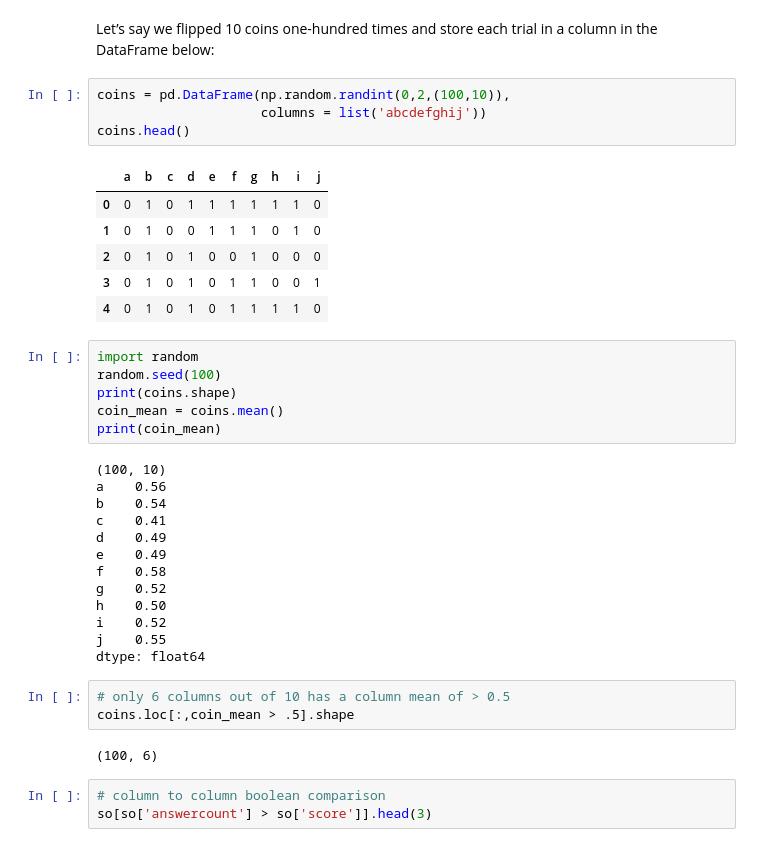
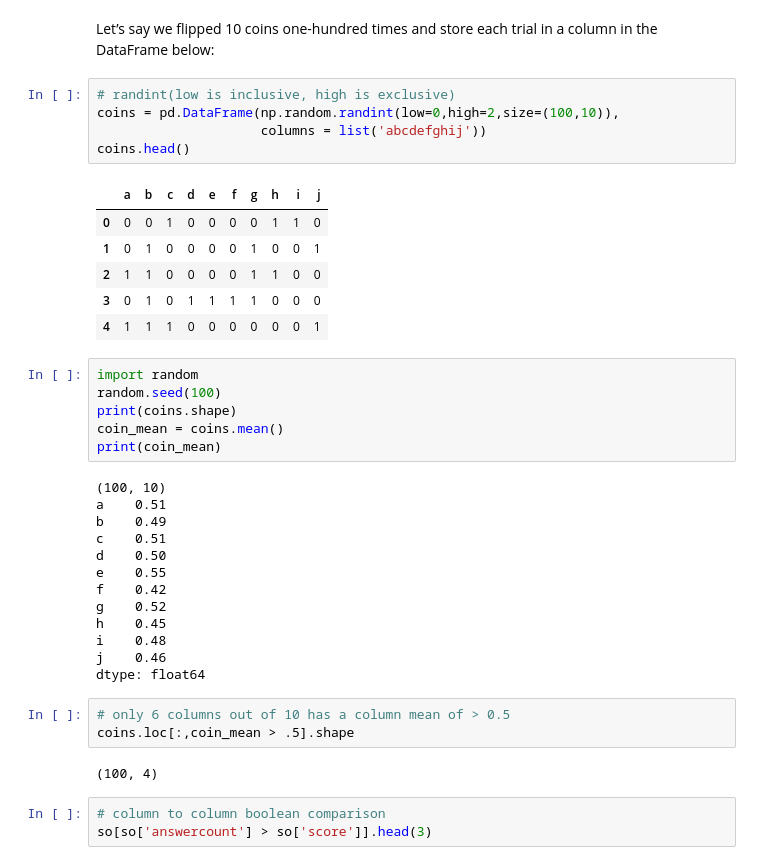
Before and after one commit to onlyphantom/WebAnalytics, a Jupyter notebook: panda_lecture.ipynb, the cells around one changed output. Drawn from its saved outputs; the diff is of its cells as text.

```diff
--- a/panda_lecture.ipynb
+++ b/panda_lecture.ipynb
@@ -675,16 +675,17 @@ so.loc[:, [True, False, False] * 4].head()
 # %% [markdown]
 Let’s say we flipped 10 coins one-hundred times and store each trial in a column in the DataFrame below:
 # %%
-coins = pd.DataFrame(np.random.randint(0,2,(100,10)),
+# randint(low is inclusive, high is exclusive)
+coins = pd.DataFrame(np.random.randint(low=0,high=2,size=(100,10)),
                      columns = list('abcdefghij'))
 coins.head()
 # %% [output]
 |  | a | b | c | d | e | f | g | h | i | j |
-| 0 | 0 | 1 | 0 | 1 | 1 | 1 | 1 | 1 | 1 | 0 |
-| 1 | 0 | 1 | 0 | 0 | 1 | 1 | 1 | 0 | 1 | 0 |
-| 2 | 0 | 1 | 0 | 1 | 0 | 0 | 1 | 0 | 0 | 0 |
-| 3 | 0 | 1 | 0 | 1 | 0 | 1 | 1 | 0 | 0 | 1 |
-| 4 | 0 | 1 | 0 | 1 | 0 | 1 | 1 | 1 | 1 | 0 |
+| 0 | 0 | 0 | 1 | 0 | 0 | 0 | 0 | 1 | 1 | 0 |
+| 1 | 0 | 1 | 0 | 0 | 0 | 0 | 1 | 0 | 0 | 1 |
+| 2 | 1 | 1 | 0 | 0 | 0 | 0 | 1 | 1 | 0 | 0 |
+| 3 | 0 | 1 | 0 | 1 | 1 | 1 | 1 | 0 | 0 | 0 |
+| 4 | 1 | 1 | 1 | 0 | 0 | 0 | 0 | 0 | 0 | 1 |
 # %%
 import random
 random.seed(100)
@@ -693,22 +694,22 @@ coin_mean = coins.mean()
 print(coin_mean)
 # %% [output]
 (100, 10)
-a    0.56
-b    0.54
-c    0.41
-d    0.49
-e    0.49
-f    0.58
+a    0.51
+b    0.49
+c    0.51
+d    0.50
+e    0.55
+f    0.42
 g    0.52
-h    0.50
-i    0.52
-j    0.55
+h    0.45
+i    0.48
+j    0.46
 dtype: float64
 # %%
 # only 6 columns out of 10 has a column mean of > 0.5
 coins.loc[:,coin_mean > .5].shape
 # %% [output]
-(100, 6)
+(100, 4)
 # %%
 # column to column boolean comparison
 so[so['answercount'] > so['score']].head(3)
```
Also changed, not shown: parts of 10 cells of this notebook.
